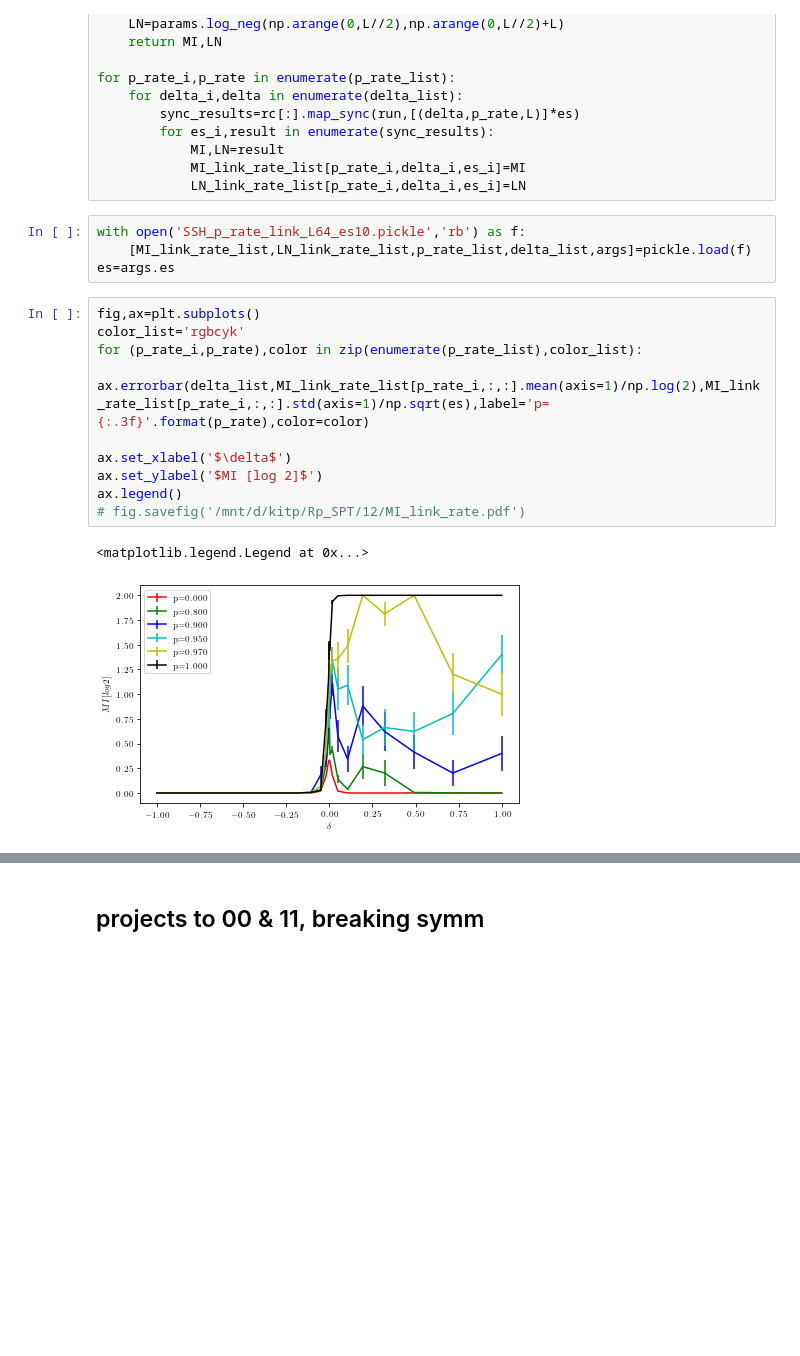
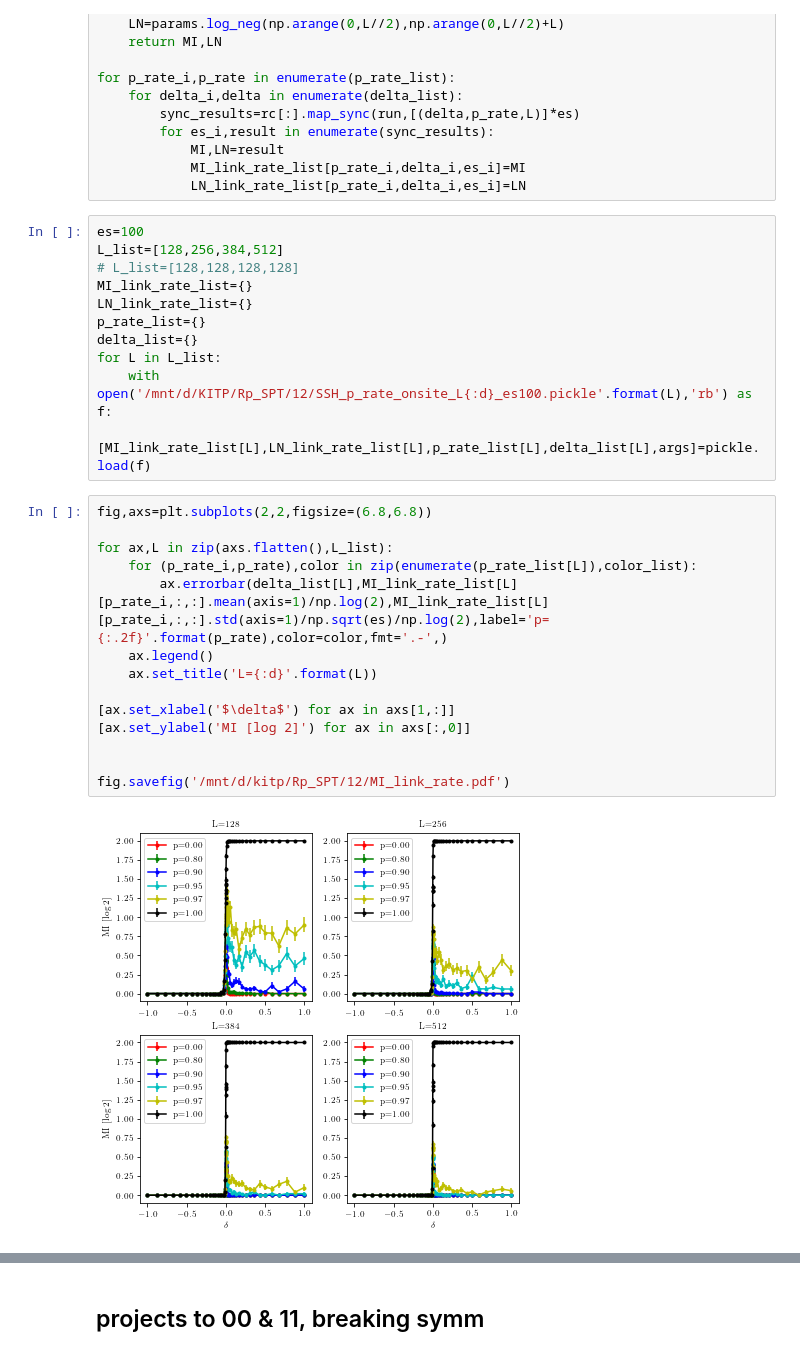
Before and after one commit to hainingpan/SPT, a Jupyter notebook: test_ssh.ipynb, the cells around one changed output, grey strips where cells are left out. Saved outputs shown, nothing was run; the diff lists cells and outputs as text; blank space fills up the shorter version.

```diff
--- a/test_ssh.ipynb
+++ b/test_ssh.ipynb
@@ -867,20 +867,30 @@ for p_rate_i,p_rate in enumerate(p_rate_list):
             MI,LN=result
             MI_link_rate_list[p_rate_i,delta_i,es_i]=MI
             LN_link_rate_list[p_rate_i,delta_i,es_i]=LN
-# %%
-with open('SSH_p_rate_link_L64_es10.pickle','rb') as f:
-    [MI_link_rate_list,LN_link_rate_list,p_rate_list,delta_list,args]=pickle.load(f)
-es=args.es
+# %%
+es=100
+L_list=[128,256,384,512]
+# L_list=[128,128,128,128]
+MI_link_rate_list={}
+LN_link_rate_list={}
+p_rate_list={}
+delta_list={}
+for L in L_list:
+    with open('/mnt/d/KITP/Rp_SPT/12/SSH_p_rate_onsite_L{:d}_es100.pickle'.format(L),'rb') as f:
+        [MI_link_rate_list[L],LN_link_rate_list[L],p_rate_list[L],delta_list[L],args]=pickle.load(f)
 # %%
-fig,ax=plt.subplots()
-color_list='rgbcyk'
-for (p_rate_i,p_rate),color in zip(enumerate(p_rate_list),color_list):
-    ax.errorbar(delta_list,MI_link_rate_list[p_rate_i,:,:].mean(axis=1)/np.log(2),MI_link_rate_list[p_rate_i,:,:].std(axis=1)/np.sqrt(es),label='p={:.3f}'.format(p_rate),color=color)
+fig,axs=plt.subplots(2,2,figsize=(6.8,6.8))
 
-ax.set_xlabel('$\delta$')
-ax.set_ylabel('$MI [log 2]$')
-ax.legend()
-# fig.savefig('/mnt/d/kitp/Rp_SPT/12/MI_link_rate.pdf')
+for ax,L in zip(axs.flatten(),L_list):
+    for (p_rate_i,p_rate),color in zip(enumerate(p_rate_list[L]),color_list):
+        ax.errorbar(delta_list[L],MI_link_rate_list[L][p_rate_i,:,:].mean(axis=1)/np.log(2),MI_link_rate_list[L][p_rate_i,:,:].std(axis=1)/np.sqrt(es)/np.log(2),label='p={:.2f}'.format(p_rate),color=color,fmt='.-',)
+    ax.legend()
+    ax.set_title('L={:d}'.format(L))
+
+[ax.set_xlabel('$\delta$') for ax in axs[1,:]]
+[ax.set_ylabel('MI [log 2]') for ax in axs[:,0]]
+
+
+fig.savefig('/mnt/d/kitp/Rp_SPT/12/MI_link_rate.pdf')
 # %% [output]
-<matplotlib.legend.Legend at 0x...>
-[figure, old version]
+[figure, new version]
```
Also changed, not shown: parts of 15 cells of this notebook, 2 other files.
